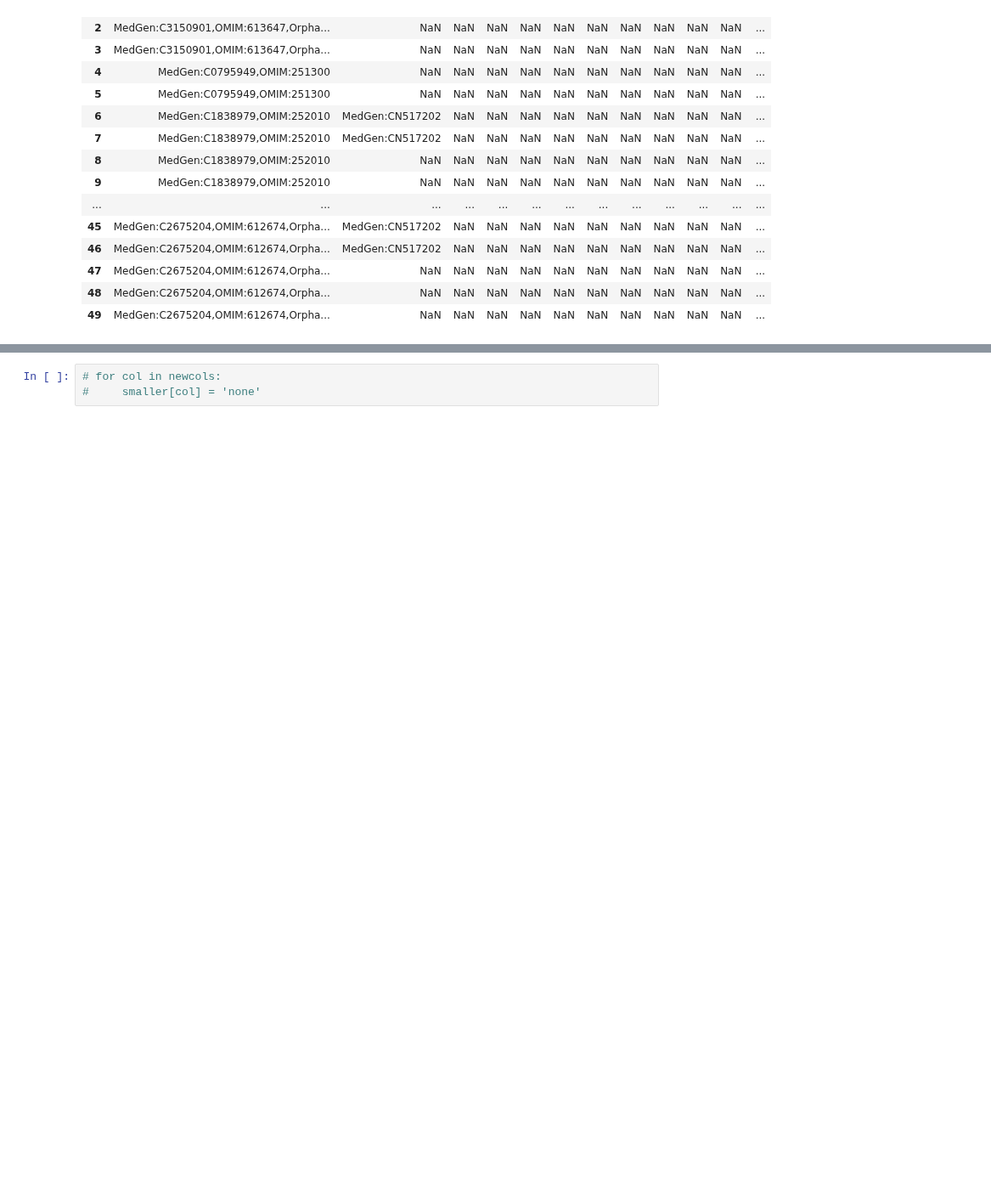
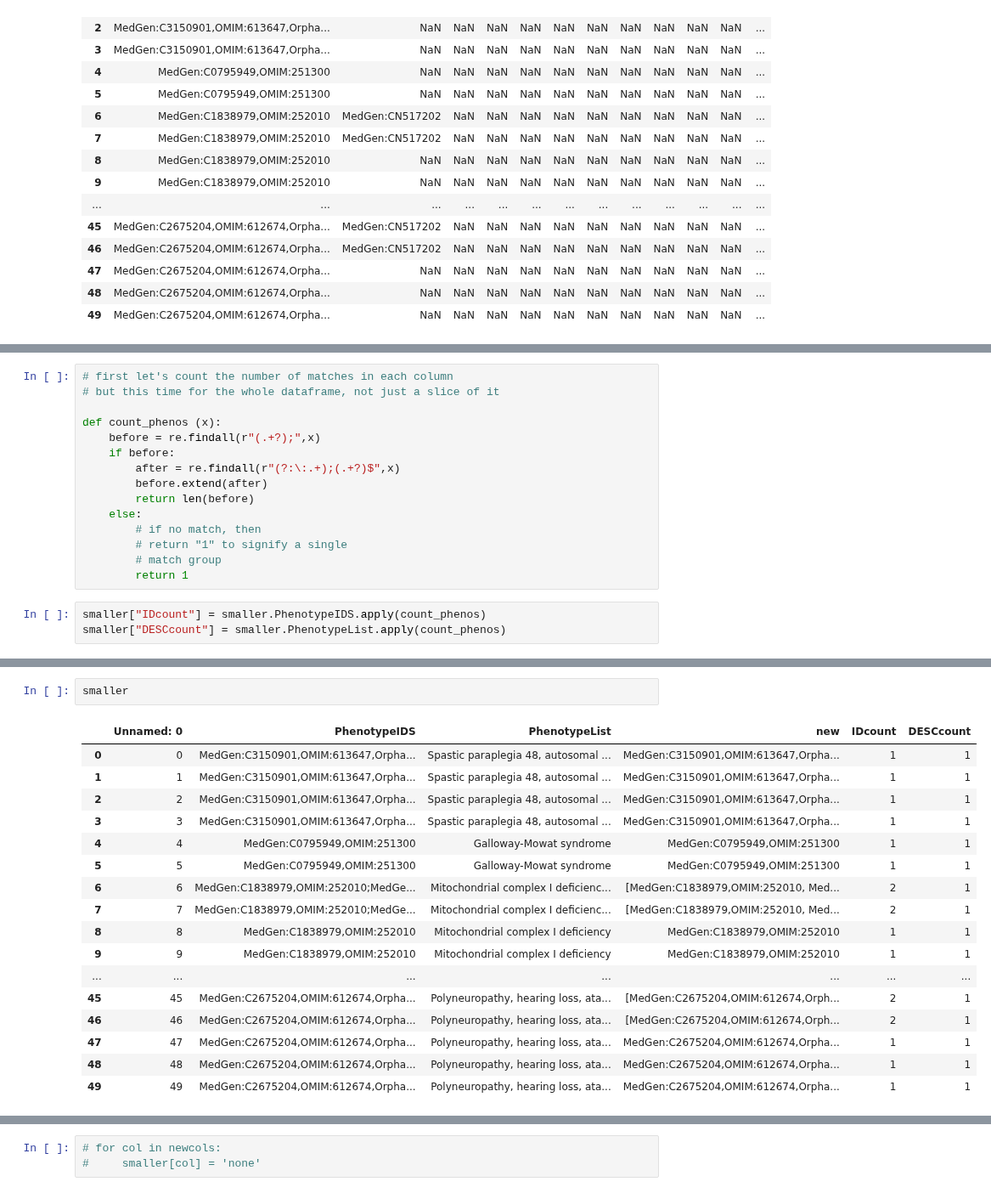
Before and after one commit to xthomas/dataviz, a Jupyter notebook: genomic_literacy/ParsingPhenotypes05.ipynb, the cells around one changed output, grey strips where cells are left out. Shown at 85% size. Drawn from its saved outputs; the diff is of its cells as text; blank space fills up the shorter version.

Commit message:
Starting work on the 'Descriptions' column, in order to write both IDs and Descriptions to the final dataframe

```diff
--- a/genomic_literacy/ParsingPhenotypes05.ipynb
+++ b/genomic_literacy/ParsingPhenotypes05.ipynb
@@ -136,0 +150,18 @@ uniques.to_csv('/home/xavier/data/guide/smaller50-for-backcheck.csv')
+# %%
+# first let's count the number of matches in each column
+# but this time for the whole dataframe, not just a slice of it
+
+def count_phenos (x):
+    before = re.findall(r"(.+?);",x)
+    if before:
+        after = re.findall(r"(?:\:.+);(.+?)$",x)
+        before.extend(after)
+        return len(before)
+    else:
+        # if no match, then
+        # return "1" to signify a single
+        # match group
+        return 1
+# %%
+smaller["IDcount"] = smaller.PhenotypeIDS.apply(count_phenos)
+smaller["DESCcount"] = smaller.PhenotypeList.apply(count_phenos)
@@ -136,0 +178,20 @@ uniques.to_csv('/home/xavier/data/guide/smaller50-for-backcheck.csv')
+# %%
+smaller
+# %% [output]
+|  | Unnamed: 0 | PhenotypeIDS | PhenotypeList | new | IDcount | DESCcount |
+| 0 | 0 | MedGen:C3150901,OMIM:613647,Orpha... | Spastic paraplegia 48, autosomal ... | MedGen:C3150901,OMIM:613647,Orpha... | 1 | 1 |
+| 1 | 1 | MedGen:C3150901,OMIM:613647,Orpha... | Spastic paraplegia 48, autosomal ... | MedGen:C3150901,OMIM:613647,Orpha... | 1 | 1 |
+| 2 | 2 | MedGen:C3150901,OMIM:613647,Orpha... | Spastic paraplegia 48, autosomal ... | MedGen:C3150901,OMIM:613647,Orpha... | 1 | 1 |
+| 3 | 3 | MedGen:C3150901,OMIM:613647,Orpha... | Spastic paraplegia 48, autosomal ... | MedGen:C3150901,OMIM:613647,Orpha... | 1 | 1 |
+| 4 | 4 | MedGen:C0795949,OMIM:251300 | Galloway-Mowat syndrome | MedGen:C0795949,OMIM:251300 | 1 | 1 |
+| 5 | 5 | MedGen:C0795949,OMIM:251300 | Galloway-Mowat syndrome | MedGen:C0795949,OMIM:251300 | 1 | 1 |
+| 6 | 6 | MedGen:C1838979,OMIM:252010;MedGe... | Mitochondrial complex I deficienc... | [MedGen:C1838979,OMIM:252010, Med... | 2 | 1 |
+| 7 | 7 | MedGen:C1838979,OMIM:252010;MedGe... | Mitochondrial complex I deficienc... | [MedGen:C1838979,OMIM:252010, Med... | 2 | 1 |
+| 8 | 8 | MedGen:C1838979,OMIM:252010 | Mitochondrial complex I deficiency | MedGen:C1838979,OMIM:252010 | 1 | 1 |
+| 9 | 9 | MedGen:C1838979,OMIM:252010 | Mitochondrial complex I deficiency | MedGen:C1838979,OMIM:252010 | 1 | 1 |
+| ... | ... | ... | ... | ... | ... | ... |
+| 45 | 45 | MedGen:C2675204,OMIM:612674,Orpha... | Polyneuropathy, hearing loss, ata... | [MedGen:C2675204,OMIM:612674,Orph... | 2 | 1 |
+| 46 | 46 | MedGen:C2675204,OMIM:612674,Orpha... | Polyneuropathy, hearing loss, ata... | [MedGen:C2675204,OMIM:612674,Orph... | 2 | 1 |
+| 47 | 47 | MedGen:C2675204,OMIM:612674,Orpha... | Polyneuropathy, hearing loss, ata... | MedGen:C2675204,OMIM:612674,Orpha... | 1 | 1 |
+| 48 | 48 | MedGen:C2675204,OMIM:612674,Orpha... | Polyneuropathy, hearing loss, ata... | MedGen:C2675204,OMIM:612674,Orpha... | 1 | 1 |
+| 49 | 49 | MedGen:C2675204,OMIM:612674,Orpha... | Polyneuropathy, hearing loss, ata... | MedGen:C2675204,OMIM:612674,Orpha... | 1 | 1 |
```
Also changed, not shown: parts of 6 cells of this notebook.
